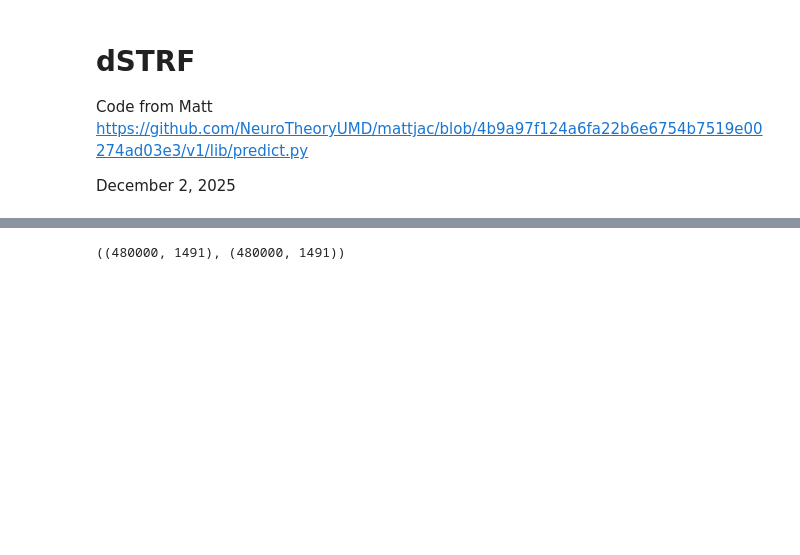
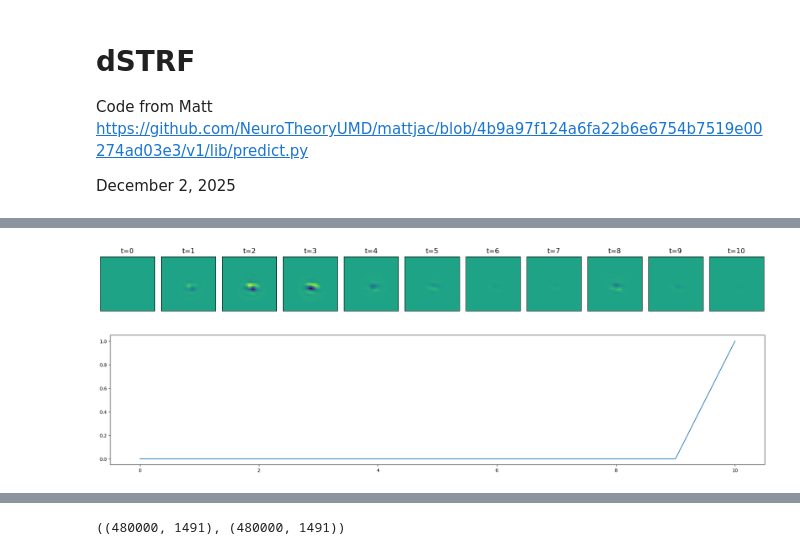
Before and after one commit to IsabelF98/Cloud_SynthData_Proj, a Jupyter notebook: dstrf.ipynb, the cells around one changed output, grey strips where cells are left out. Saved outputs shown, nothing was run; the diff lists cells and outputs as text; code cells hidden in the pictures; blank space fills up the shorter version.

```diff
--- a/dstrf.ipynb
+++ b/dstrf.ipynb
@@ -98,0 +281,3 @@ torch.no_grad()
+# %%
+stim = data[0]['stim']
+stim.shape
@@ -98,0 +369,20 @@ torch.no_grad()
+# %%
+ss(1,11)
+cmin = np.min(pray)
+cmax = np.max(pray)
+for i in range(11):
+    plt.subplot(1,11,i+1)
+    imagesc(pray[:,:,i], balanced=True)
+    plt.title('t='+str(i))
+    plt.clim(cmin,cmax)
+    plt.xticks([])
+    plt.yticks([])
+plt.tight_layout()
+plt.show()
+
+fig = plt.figure(figsize=(25,5))
+plt.plot(robs[nt-num_lags+1:nt+1, cc]*dfs[nt-num_lags+1:nt+1, cc])
+plt.show()
+# %% [output]
+[figure, added]
+[figure, added]
```
Also changed, not shown: parts of 102 cells of this notebook, 1 other file.
